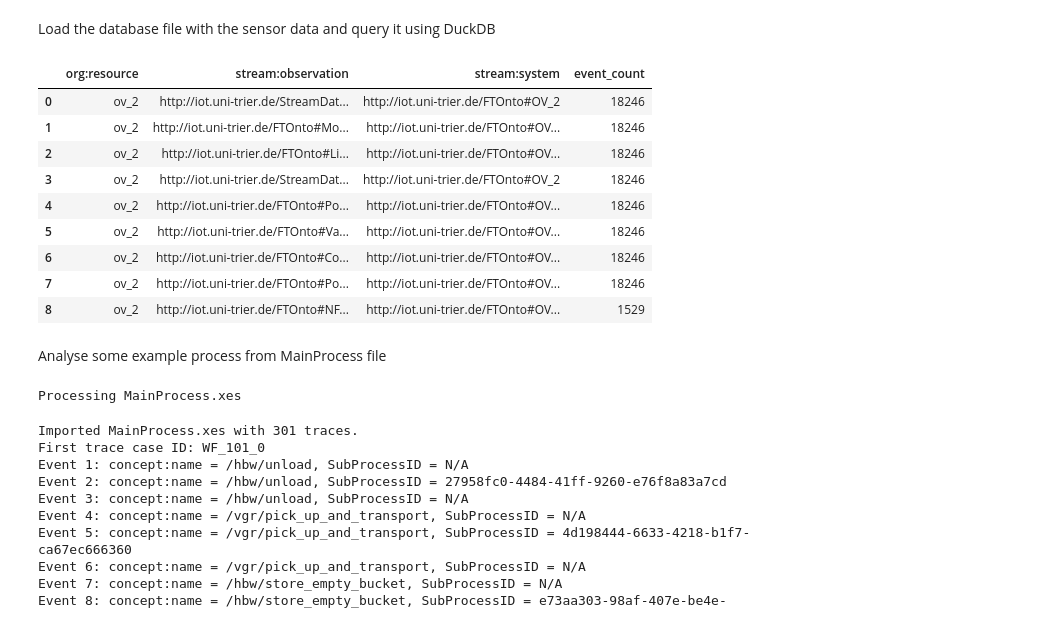
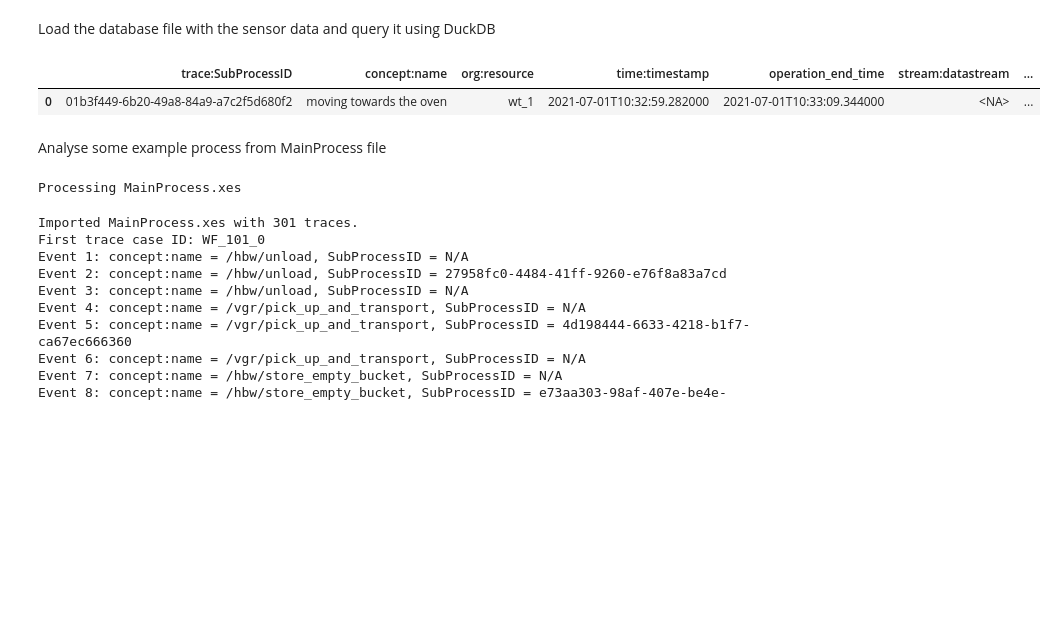
Before and after one commit to Olive305/Bachelor-thesis, a Jupyter notebook: Data/IoT enriched event log paper/document_log_content.ipynb, the cells around one changed output. Saved outputs shown, nothing was run; the diff lists cells and outputs as text; code cells hidden in the pictures; blank space fills up the shorter version.

```diff
--- a/Data/IoT enriched event log paper/document_log_content.ipynb
+++ b/Data/IoT enriched event log paper/document_log_content.ipynb
@@ -313,46 +313,39 @@ if False:
     print("\nColumns and types in sensor_data:")
     print(info_df['name'])
 
 # Show a sample of the data
 if False:
     print("\nSample rows from sensor_data:")
     sample_df = con.execute("SELECT * FROM sensor_data LIMIT 5").df()
     display(sample_df)
 
 
 # ------------------------
 # Enter query here
 # ------------------------
 
 df_sensor_grouped = con.execute("""
     SELECT
-        "org:resource", "stream:observation", "stream:system", count(*) AS event_count
+    *
     FROM sensor_data
-    WHERE "org:resource" = 'ov_2'
-    GROUP BY "org:resource", "stream:observation", "stream:system"
+    WHERE "stream:observation" = 'http://iot.uni-trier.de/FTOnto#OV_1_WT_1_Temperature'
+    AND "org:resource" != 'ov_1'
+    LIMIT 1
 
 """).df()
 
 # ------------------------
 
 
 # Display with full width
 
 pd.set_option('display.max_colwidth', None)
 pd.set_option('display.width', None)
 pd.set_option('display.max_columns', None)
 display(df_sensor_grouped)
 # %% [output]
-|  | org:resource | stream:observation | stream:system | event_count |
-| 0 | ov_2 | http://iot.uni-trier.de/StreamDat... | http://iot.uni-trier.de/FTOnto#OV_2 | 18246 |
-| 1 | ov_2 | http://iot.uni-trier.de/FTOnto#Mo... | http://iot.uni-trier.de/FTOnto#OV... | 18246 |
-| 2 | ov_2 | http://iot.uni-trier.de/FTOnto#Li... | http://iot.uni-trier.de/FTOnto#OV... | 18246 |
-| 3 | ov_2 | http://iot.uni-trier.de/StreamDat... | http://iot.uni-trier.de/FTOnto#OV_2 | 18246 |
-| 4 | ov_2 | http://iot.uni-trier.de/FTOnto#Po... | http://iot.uni-trier.de/FTOnto#OV... | 18246 |
-| 5 | ov_2 | http://iot.uni-trier.de/FTOnto#Va... | http://iot.uni-trier.de/FTOnto#OV... | 18246 |
-| 6 | ov_2 | http://iot.uni-trier.de/FTOnto#Co... | http://iot.uni-trier.de/FTOnto#OV... | 18246 |
-| 7 | ov_2 | http://iot.uni-trier.de/FTOnto#Po... | http://iot.uni-trier.de/FTOnto#OV... | 18246 |
-| 8 | ov_2 | http://iot.uni-trier.de/FTOnto#NF... | http://iot.uni-trier.de/FTOnto#OV... | 1529 |
+|  | trace:SubProcessID | concept:name | org:resource | time:timestamp | operation_end_time | stream:datastream | ... |
+| 0 | 01b3f449-6b20-49a8-84a9-a7c2f5d680f2 | moving towards the oven | wt_1 | 2021-07-01T10:32:59.282000 | 2021-07-01T10:33:09.344000 | <NA> | ... |
 # %% [markdown]
 Analyse some example process from MainProcess file
 # %%
```
Also changed, not shown: parts of 7 cells of this notebook.
